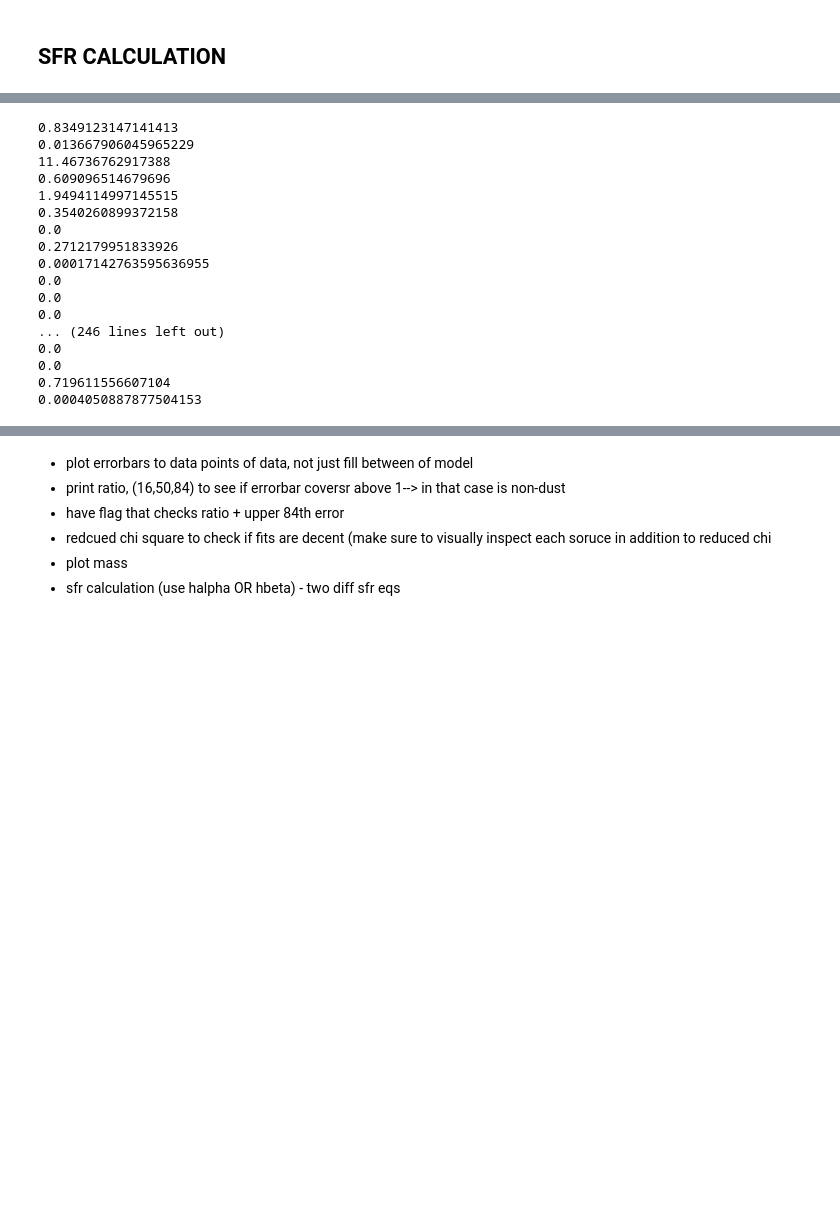
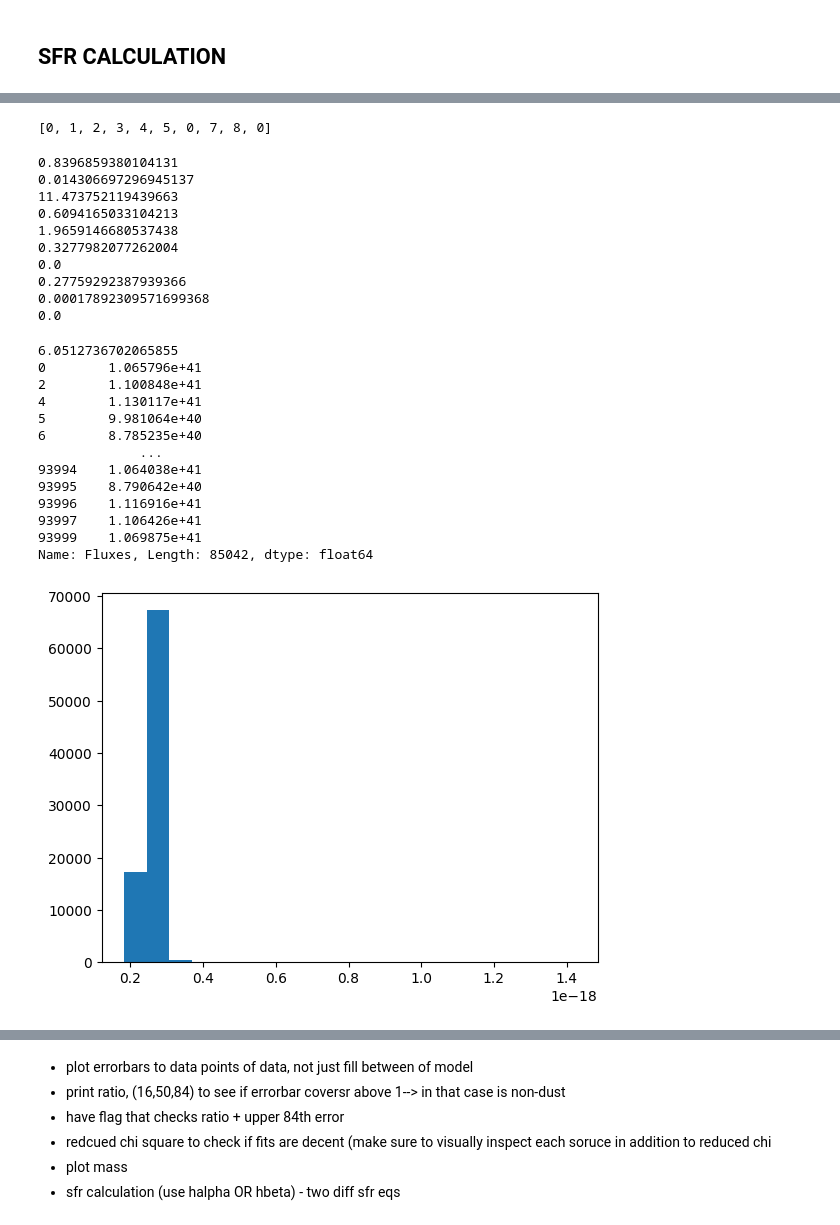
Before and after one commit to lipikachatur/VIP, a Jupyter notebook: (6) star formation rate.ipynb, the cells around one changed output, grey strips where cells are left out. Saved outputs shown, nothing was run; the diff lists cells and outputs as text; code cells hidden in the pictures; blank space fills up the shorter version.

```diff
--- a/(6) star formation rate.ipynb
+++ b/(6) star formation rate.ipynb
@@ -375,8 +658,11 @@ def emcee_fit(wave, flux, flux_err, line_center, window_wavelength,
 # %%
 sfr = []
 um_to_ang=10000
+flux_entered = []
+flux_to_lum = []
+index_stored = []
 
-for i, r in enumerate(new_redshifts):
+for i, r in enumerate(new_redshifts[:10]):
     if flags[i] == True:
         file_name = source_name[i]
         after_wavelength = rest_frame_wavelength_cleaned[i]
@@ -392,20 +678,36 @@ for i, r in enumerate(new_redshifts):
         if r<6.7:
             if (((np.amax(equation_cleaned)) >= h_alpha) & wavelength_exists(equation_cleaned, h_alpha) ):
                 Halpha_fit = emcee_fit(equation_cleaned, flux_cleaned, flux_error_cleaned, h_alpha, window_wavelength,diagnose= False,save=False)
-                h_alpha_sfr_value = h_alpha_sfr(flux_to_luminosity(Halpha_fit,r))
+                h_alpha_sfr_value = h_alpha_sfr(flux_to_luminosity(Halpha_fit['Fluxes'],r))
                 sfr.append(h_alpha_sfr_value)
-
+                flux_entered.append(Halpha_fit)
+                flux_to_lum.append(flux_to_luminosity(Halpha_fit['Fluxes'],r))
+                index_stored.append(RUBIES_and_CEERS_table['index'][i])
             else:
                 sfr.append(0)
+                flux_entered.append(0)
+                flux_to_lum.append(0)
+                flux_to_lum.append(0)
+                index_stored.append(0)
 
         elif r >6.7:
             if (((np.amax(equation_cleaned)) >= h_beta) & wavelength_exists(equation_cleaned, h_beta))  :
                 Hbeta_fit = emcee_fit(equation_cleaned, flux_cleaned, flux_error_cleaned, h_beta, window_wavelength,diagnose= False,save=False)
-                h_beta_sfr_value = h_beta_sfr(flux_to_luminosity(Hbeta_fit,r))
+                h_beta_sfr_value = h_beta_sfr(flux_to_luminosity(Hbeta_fit['Fluxes'],r))
                 sfr.append(h_beta_sfr_value)
+                flux_entered.append(Hbeta_fit)
+                flux_to_lum.append(flux_to_luminosity(Hbeta_fit['Fluxes'],r))
+                print(RUBIES_and_CEERS_table['index'][i])
+                index_stored.append(RUBIES_and_CEERS_table['index'][i])
 
             else:
                 sfr.append(0)
+                flux_entered.append(0)
+                flux_to_lum.append(0)
+                index_stored.append(0)
 
     else:
         sfr.append(0)
+        flux_entered.append(0)
+        flux_to_lum.append(0)
+        index_stored.append(0)
@@ -412,22 +718,43 @@ for i, r in enumerate(new_redshifts):
+# %%
+index_stored
+# %% [output]
+[0, 1, 2, 3, 4, 5, 0, 7, 8, 0]
 # %%
+sfr_median_master = []
 for x in sfr:
     sfr_median = np.median(x)
     print(sfr_median)
+
+    sfr_median_master.append(sfr_median)
 # %% [output]
-0.8349123147141413
-0.013667906045965229
-11.46736762917388
-0.609096514679696
-1.9494114997145515
-0.3540260899372158
+0.8396859380104131
+0.014306697296945137
+11.473752119439663
+0.6094165033104213
+1.9659146680537438
+0.3277982077262004
 0.0
-0.2712179951833926
-0.00017142763595636955
+0.27759292387939366
+0.00017892309571699368
 0.0
-0.0
-0.0
-... (246 lines left out)
-0.0
-0.0
-0.719611556607104
-0.0004050887877504153
+# %%
+plt.figure()
+plt.hist(flux_entered[0]['Fluxes'],bins=20)
+print(new_redshifts[0])
+print((flux_to_luminosity(flux_entered[0]['Fluxes'],new_redshifts[0])))
+plt.show()
+# %% [output]
+6.0512736702065855
+0        1.065796e+41
+2        1.100848e+41
+4        1.130117e+41
+5        9.981064e+40
+6        8.785235e+40
+             ...
+93994    1.064038e+41
+93995    8.790642e+40
+93996    1.116916e+41
+93997    1.106426e+41
+93999    1.069875e+41
+Name: Fluxes, Length: 85042, dtype: float64
+[figure, added]
```
Also changed, not shown: parts of 6 cells of this notebook, 1 other file.
